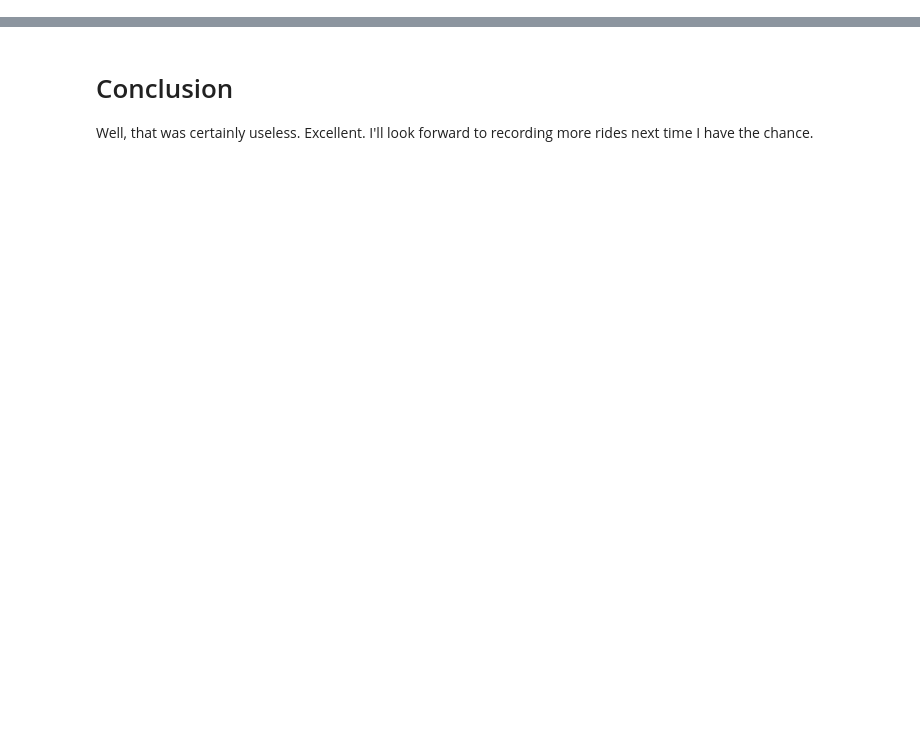
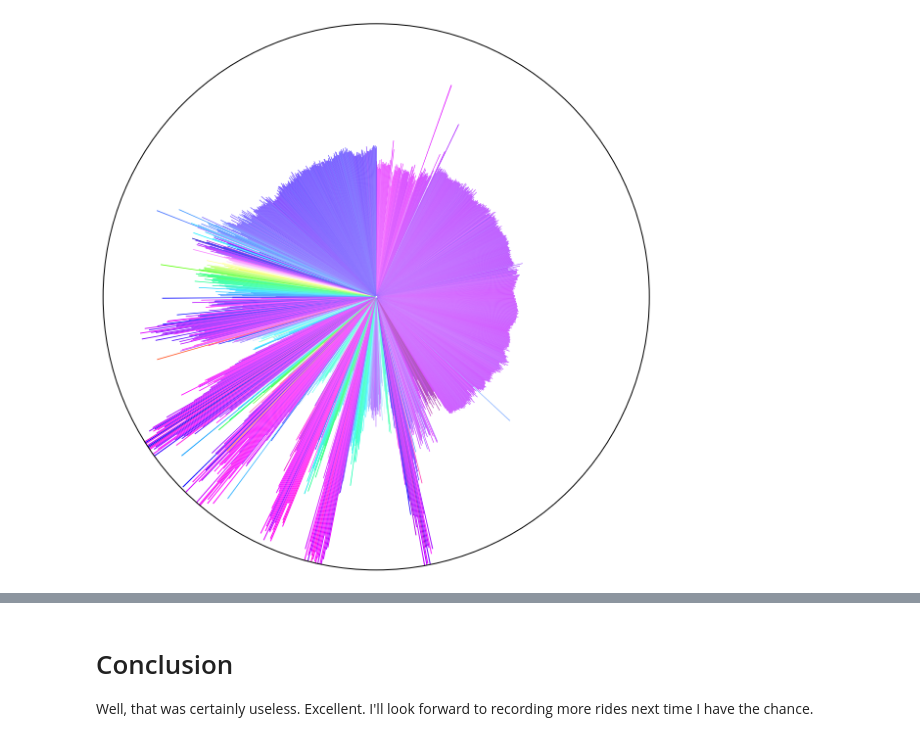
Before and after one commit to rdeits/coasters, a Jupyter notebook: graphs.ipynb, the cells around one changed output, grey strips where cells are left out. Saved outputs shown, nothing was run; the diff lists cells and outputs as text; code cells hidden in the pictures; blank space fills up the shorter version.

Commit message:
Add kanonen and hulk; add handling of high sample rates and weird units

```diff
--- a/graphs.ipynb
+++ b/graphs.ipynb
@@ -206,0 +222,6 @@ Max Air consists of a wheel with seats mounted on its circumference, attached to
+# %%
+kanonen = Coaster.load('data/2014-06-22-Ann-Marie-Pendrill/kanonen')
+figure(figsize=(10,10))
+kanonen.plot_portrait_polar(subplot(111,polar=True))
+# %% [output]
+[figure, added]
```
Also changed, not shown: parts of 18 cells of this notebook, 47 other files.
